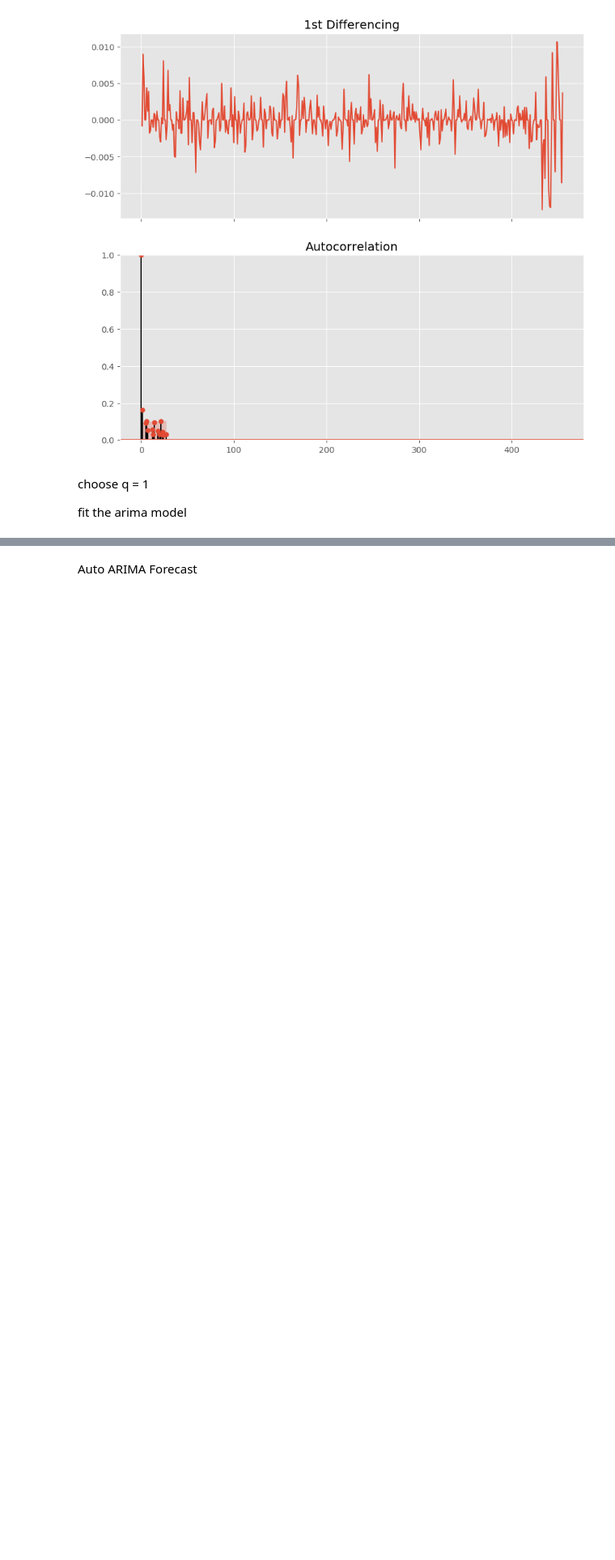
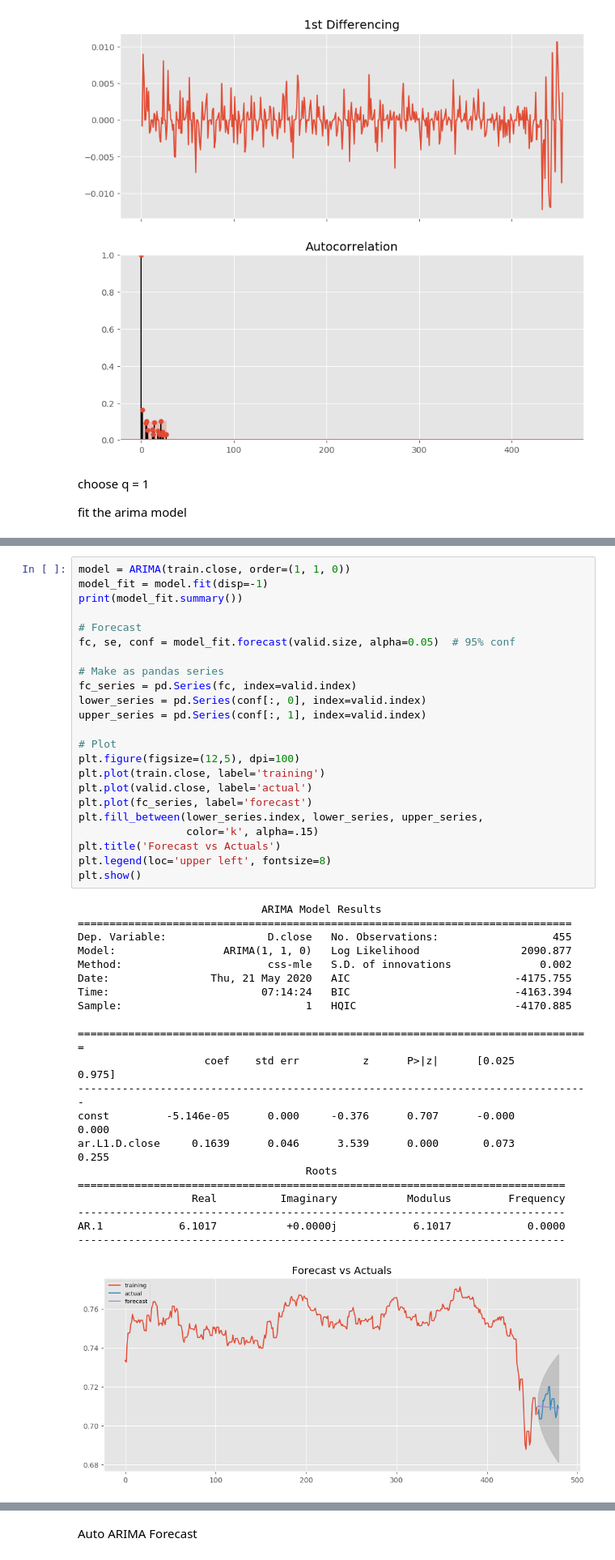
Before and after one commit to flizhou/CAD_USD_exchange_rate_predictor, a Jupyter notebook: scripts/eda.ipynb, the cells around one changed output, grey strips where cells are left out. Shown at 81% size. Drawn from its saved outputs; the diff is of its cells as text; blank space fills up the shorter version.

```diff
--- a/scripts/eda.ipynb
+++ b/scripts/eda.ipynb
@@ -276,0 +310,45 @@ MA.1            1.0000           +0.0000j            1.0000            0.0000
+# %%
+model = ARIMA(train.close, order=(1, 1, 0))
+model_fit = model.fit(disp=-1)
+print(model_fit.summary())
+
+# Forecast
+fc, se, conf = model_fit.forecast(valid.size, alpha=0.05)  # 95% conf
+
+# Make as pandas series
+fc_series = pd.Series(fc, index=valid.index)
+lower_series = pd.Series(conf[:, 0], index=valid.index)
+upper_series = pd.Series(conf[:, 1], index=valid.index)
+
+# Plot
+plt.figure(figsize=(12,5), dpi=100)
+plt.plot(train.close, label='training')
+plt.plot(valid.close, label='actual')
+plt.plot(fc_series, label='forecast')
+plt.fill_between(lower_series.index, lower_series, upper_series,
+                 color='k', alpha=.15)
+plt.title('Forecast vs Actuals')
+plt.legend(loc='upper left', fontsize=8)
+plt.show()
+# %% [output]
+                             ARIMA Model Results
+==============================================================================
+Dep. Variable:                D.close   No. Observations:                  455
+Model:                 ARIMA(1, 1, 0)   Log Likelihood                2090.877
+Method:                       css-mle   S.D. of innovations              0.002
+Date:                Thu, 21 May 2020   AIC                          -4175.755
+Time:                        07:14:24   BIC                          -4163.394
+Sample:                             1   HQIC                         -4170.885
+
+=================================================================================
+                    coef    std err          z      P>|z|      [0.025      0.975]
+---------------------------------------------------------------------------------
+const         -5.146e-05      0.000     -0.376      0.707      -0.000       0.000
+ar.L1.D.close     0.1639      0.046      3.539      0.000       0.073       0.255
+                                    Roots
+=============================================================================
+                  Real          Imaginary           Modulus         Frequency
+-----------------------------------------------------------------------------
+AR.1            6.1017           +0.0000j            6.1017            0.0000
+-----------------------------------------------------------------------------
+[figure, added]
```
Also changed, not shown: parts of 9 cells of this notebook.
